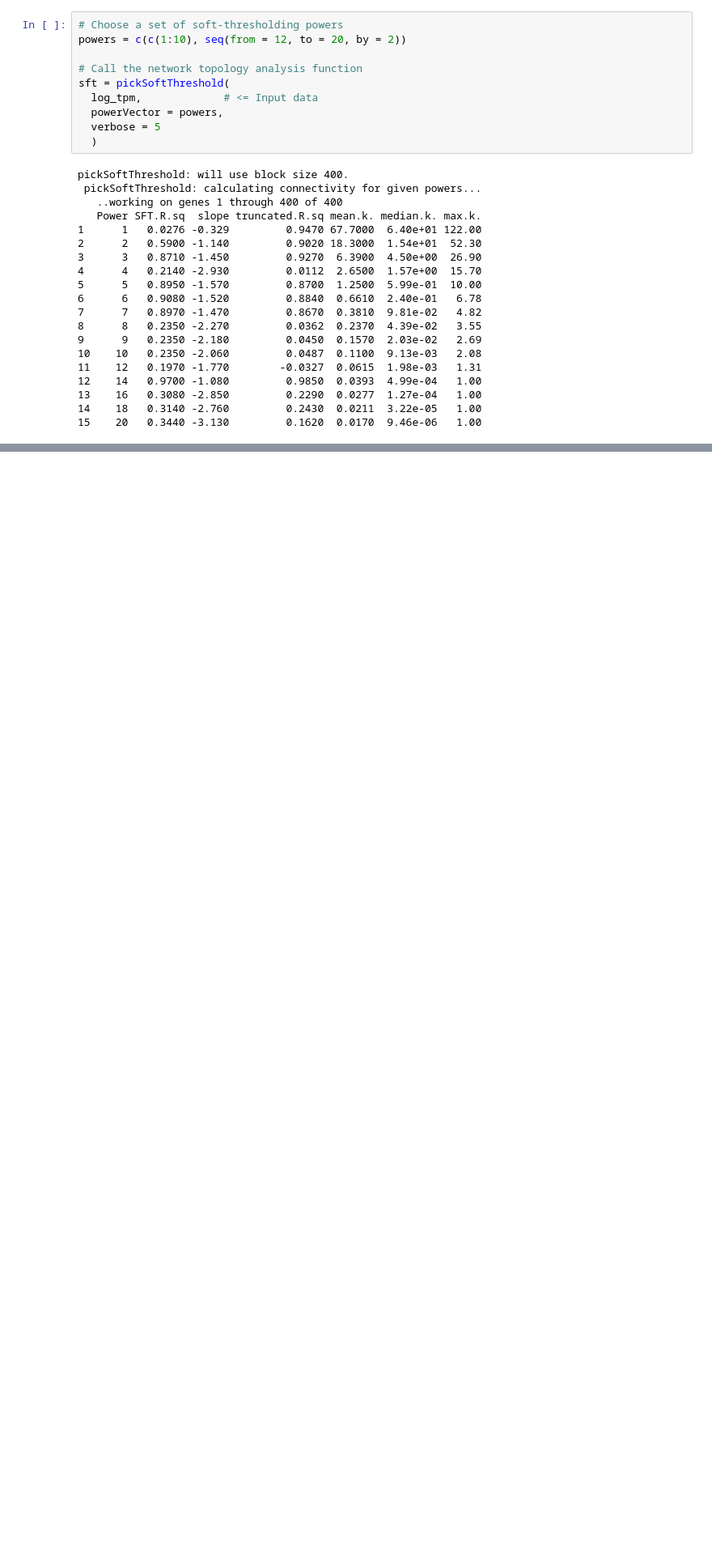
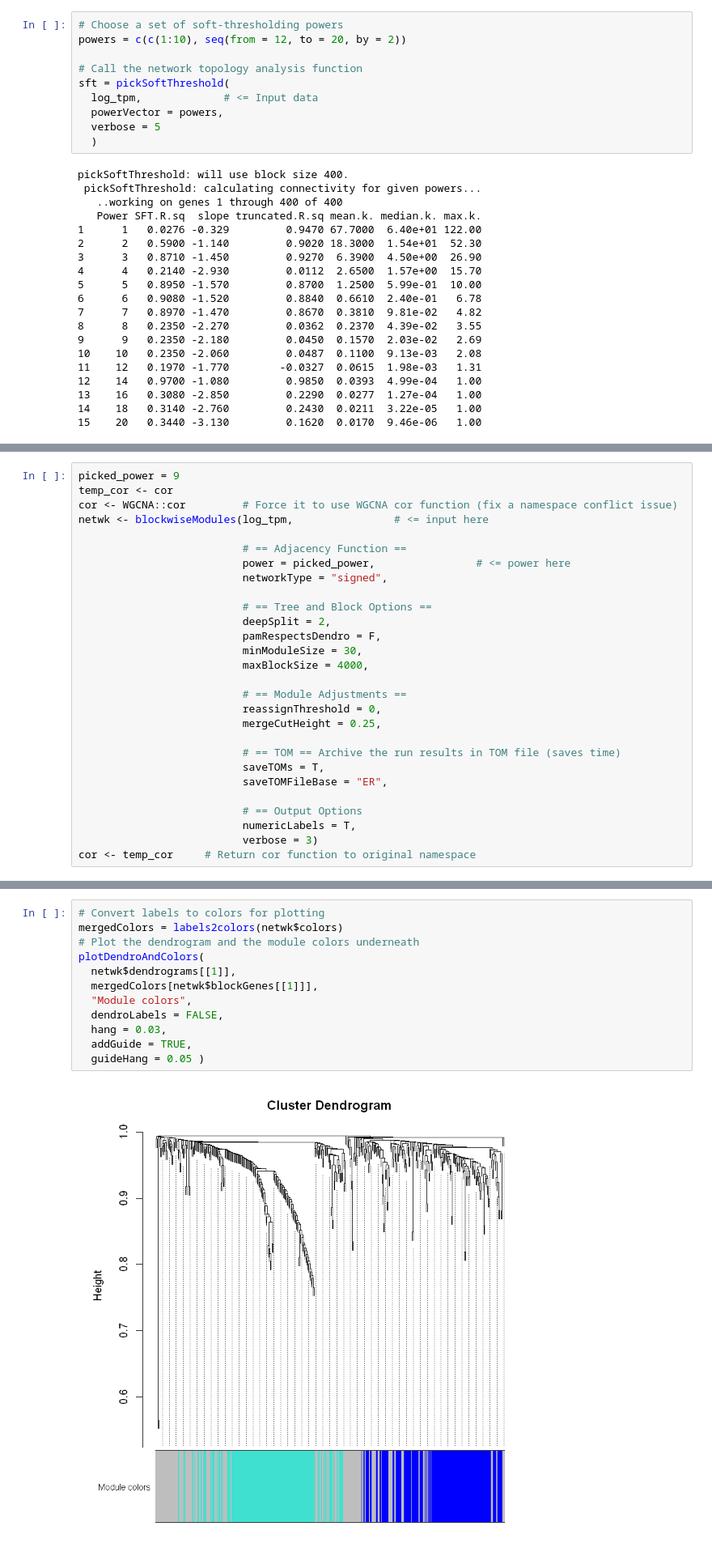
Before and after one commit to liorbey/lumin-workstation-materials, a Jupyter notebook: WGCNA_R.ipynb, the cells around one changed output, grey strips where cells are left out. Shown at 81% size. Saved outputs shown, nothing was run; the diff lists cells and outputs as text; blank space fills up the shorter version.

```diff
--- a/WGCNA_R.ipynb
+++ b/WGCNA_R.ipynb
@@ -171,0 +156,28 @@ plot(cmd1[,1], cmd1[,2],
+# %%
+picked_power = 9
+temp_cor <- cor
+cor <- WGCNA::cor         # Force it to use WGCNA cor function (fix a namespace conflict issue)
+netwk <- blockwiseModules(log_tpm,                # <= input here
+
+                          # == Adjacency Function ==
+                          power = picked_power,                # <= power here
+                          networkType = "signed",
+
+                          # == Tree and Block Options ==
+                          deepSplit = 2,
+                          pamRespectsDendro = F,
+                          minModuleSize = 30,
+                          maxBlockSize = 4000,
+
+                          # == Module Adjustments ==
+                          reassignThreshold = 0,
+                          mergeCutHeight = 0.25,
+
+                          # == TOM == Archive the run results in TOM file (saves time)
+                          saveTOMs = T,
+                          saveTOMFileBase = "ER",
+
+                          # == Output Options
+                          numericLabels = T,
+                          verbose = 3)
+cor <- temp_cor     # Return cor function to original namespace
@@ -171,0 +202,14 @@ plot(cmd1[,1], cmd1[,2],
+# %%
+# Convert labels to colors for plotting
+mergedColors = labels2colors(netwk$colors)
+# Plot the dendrogram and the module colors underneath
+plotDendroAndColors(
+  netwk$dendrograms[[1]],
+  mergedColors[netwk$blockGenes[[1]]],
+  "Module colors",
+  dendroLabels = FALSE,
+  hang = 0.03,
+  addGuide = TRUE,
+  guideHang = 0.05 )
+# %% [output]
+[figure, added]
```
Also changed, not shown: parts of 9 cells of this notebook.
